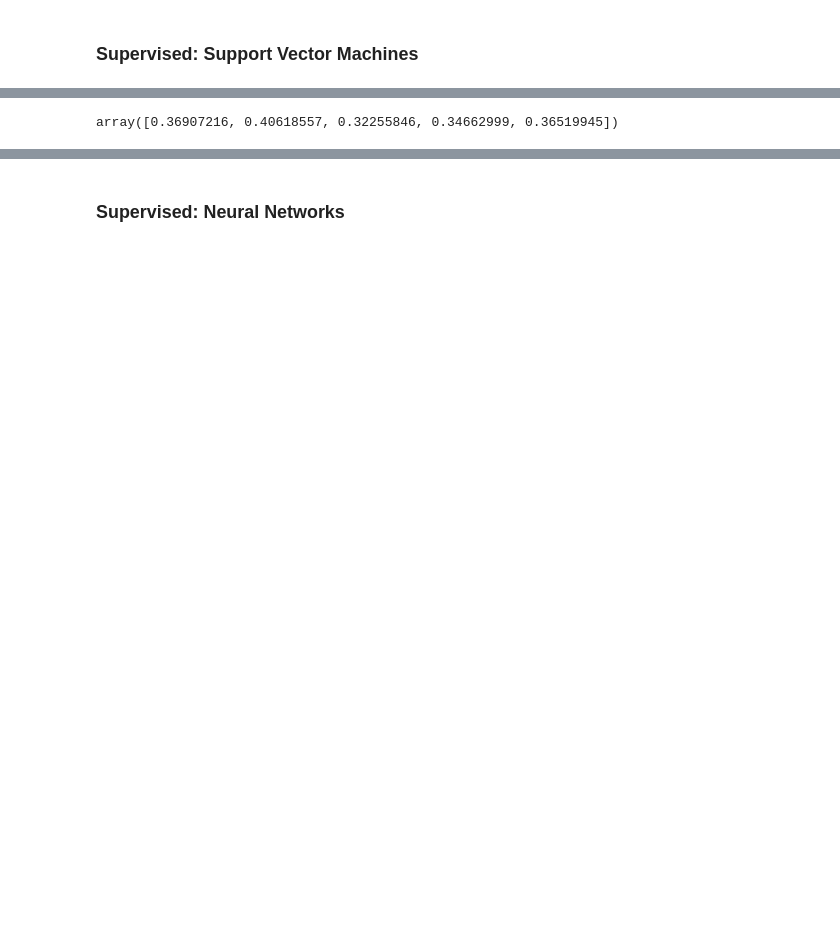
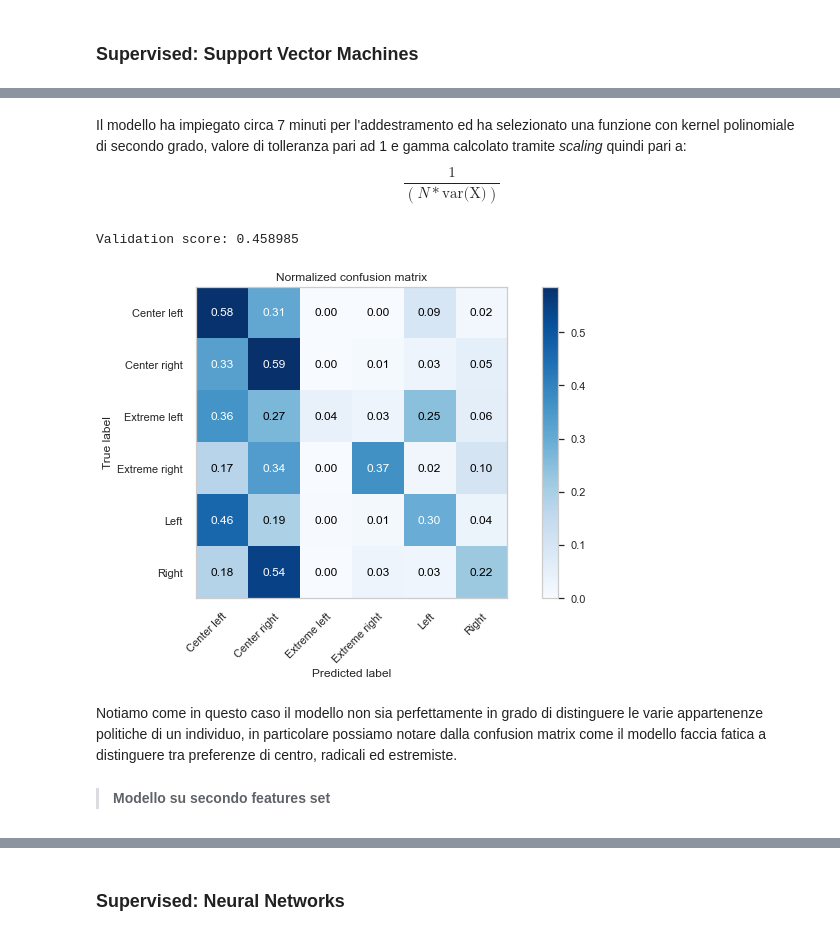
Before and after one commit to giordanoDaloisio/The-Trump-Effect, a Jupyter notebook: The Trump Effect.ipynb, the cells around one changed output, grey strips where cells are left out. Cells and saved outputs as stored; diff of their text form; code cells hidden in the pictures; blank space fills up the shorter version.

```diff
--- a/The Trump Effect.ipynb
+++ b/The Trump Effect.ipynb
@@ -1837,5 +1840,3 @@ Questo modello prevede una serie di iperparametri per la definizione della funzi
-# %%
-X1 = SelectKBestststst()
 # %%
 from sklearn.model_selection import GridSearchCV
 from sklearn.svm import SVC
@@ -1849,6 +1899,25 @@ param_grid = {
+# %%
+X1_train, X1_test, Y_train, Y_test = train_test_split(X1, Y, train_size = 0.4)
+param_grid = [
+    {
+        'C': [0.1, 1.0, 20.0, 100.0],
+        'kernel': ['linear']
+    },
+    {
+        'C': [0.1, 1.0, 20.0, 100.0],
+        'kernel': ['poly'],
+        'degree': np.arange(1, 10),
+        'gamma': ['scale', 'auto'],
+    },
+    {
+        'C': [0.1, 1.0, 20.0, 100.0],
+        'kernel': ['rbf', 'sigmoid'],
+        'gamma': ['scale', 'auto'],
+    }
+]
 # %%
-%% time
-model = GridSearchCV(SVC(), param_grid, cv=5)
-model.fit(X2, Y)
+%%time
+model = GridSearchCV(SVC(), param_grid, cv=5, n_jobs=-1)
+model.fit(X1_train, Y_train)
 model.best_params_
 # %% [output]
@@ -1856,4 +1926,11 @@ KeyboardInterrupt:
-# %%
-cross_val_score(model.best_estimator_, X2, Y, cv=5)
-# %% [output]
-array([0.36907216, 0.40618557, 0.32255846, 0.34662999, 0.36519945])
+# %% [markdown]
+Il modello ha impiegato circa 7 minuti per l'addestramento ed ha selezionato una funzione con kernel polinomiale di secondo grado, valore di tolleranza pari ad 1 e gamma calcolato tramite _scaling_ quindi pari a: $$\frac{1}{(N * \text{var(X)})}$$
+# %%
+evaluate(model.best_estimator_, X1_test, Y_test, le.classes_)
+# %% [output]
+Validation score: 0.458985
+[figure, added]
+# %% [markdown]
+Notiamo come in questo caso il modello non sia perfettamente in grado di distinguere le varie appartenenze politiche di un individuo, in particolare possiamo notare dalla confusion matrix come il modello faccia fatica a distinguere tra preferenze di centro, radicali ed estremiste.
+# %% [markdown]
+> **Modello su secondo features set**
```
Also changed, not shown: parts of 40 cells of this notebook.
